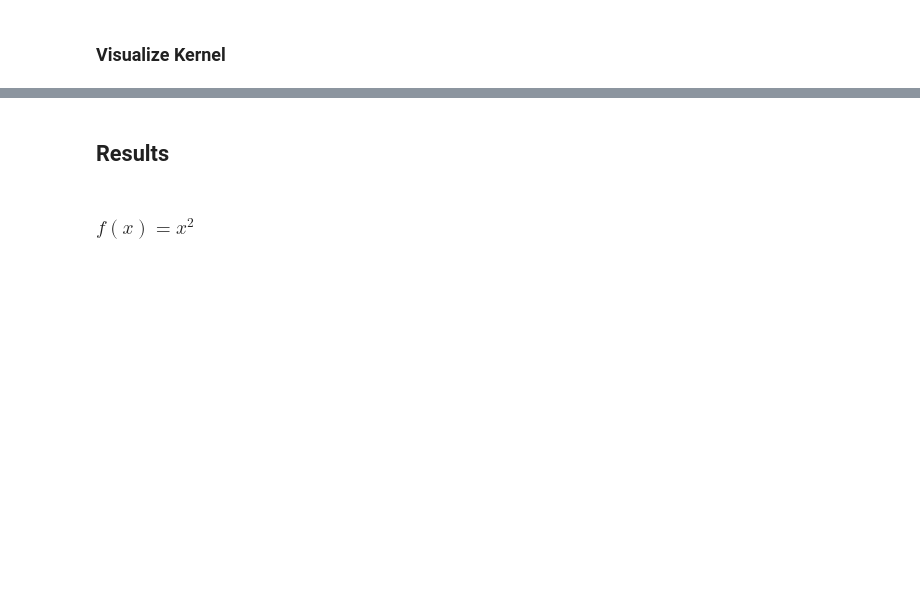
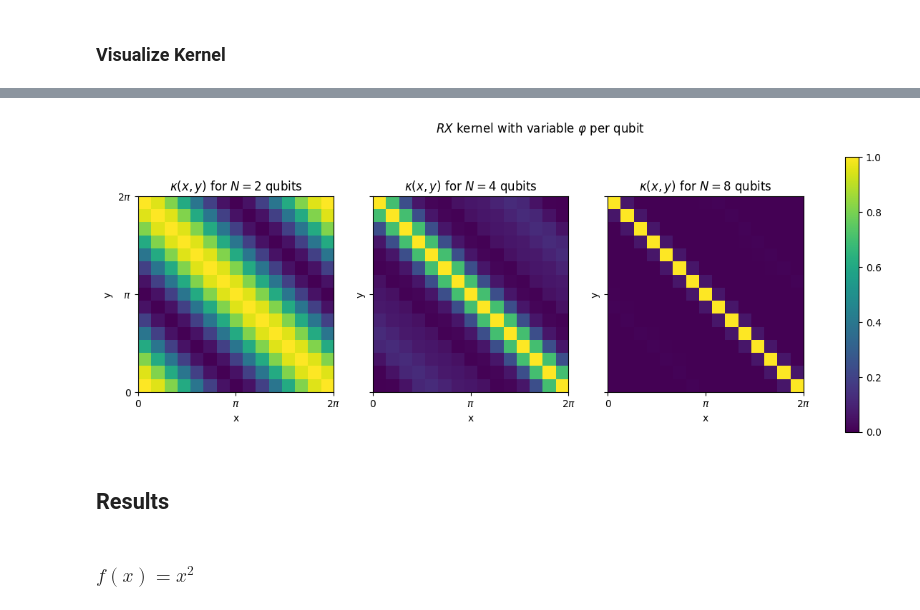
Before and after one commit to LeonardEyer/QKM, a Jupyter notebook: QKM.ipynb, the cells around one changed output, grey strips where cells are left out. Saved outputs shown, nothing was run; the diff lists cells and outputs as text; code cells hidden in the pictures; blank space fills up the shorter version.

```diff
--- a/QKM.ipynb
+++ b/QKM.ipynb
@@ -138,3 +200,17 @@ plt.show()
+# %%
+fig, axs = plt.subplots(1, 3, figsize=(15, 5), sharex=True, sharey=True)
+fig.suptitle(r"$RX$ kernel with variable $\varphi$ per qubit")
+k = K_HEA_RX(2)
+kernel_subplot(axs[0], k, 2)
+k = K_HEA_RX(4)
+kernel_subplot(axs[1], k, 4)
+k = K_HEA_RX(8)
+kernel_subplot(axs[2], k, 8)
+# colorbar
+fig.colorbar(axs[2].images[0], ax=axs, orientation="vertical")
+plt.show()
+# %% [output]
+[figure, added]
 # %% [markdown]
 ## Results
 # %% [markdown]
```
Also changed, not shown: parts of 19 cells of this notebook.
